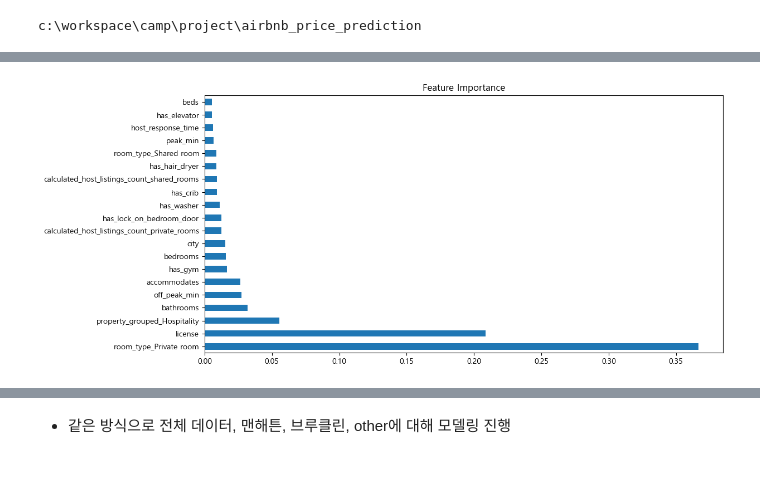
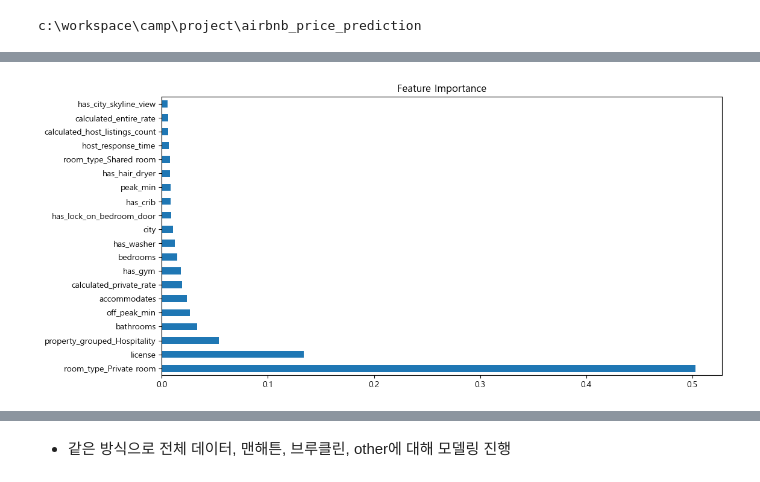
Before and after one commit to sybeom528/airbnb_price_prediction, a Jupyter notebook: notebooks/modeling.ipynb, the cells around one changed output, grey strips where cells are left out. Saved outputs shown, nothing was run; the diff lists cells and outputs as text; code cells hidden in the pictures.

```diff
--- a/notebooks/modeling.ipynb
+++ b/notebooks/modeling.ipynb
@@ -104,12 +104,12 @@ xgb_reg = xgb.XGBRegressor(
 # 다중공선성 체크 안 하고 변수 다 때려넣었으니, L1 규제(유의미하지 않으면 0으로 만드는 규제) 사용해보기
 # 과적합 우려가 높기 때문에, min_child_weight 사용해보기
 param_grid = {
-    'n_estimators' : [900,1000,1100],
+    'n_estimators' : [1000],
     'max_depth' : [7],
     'learning_rate' : [0.03],
     'subsample' : [0.9],
     'colsample_bytree' : [0.8],
-    'min_child_weight' : [5,6],
+    'min_child_weight' : [5],
     'alpha' : [0.1],
 }
 
@@ -126,7 +126,7 @@ param_grid = {
 model_cv = RandomizedSearchCV(
     estimator=xgb_reg,
     param_distributions=param_grid,
-    n_iter=100,
+    n_iter=1,
     scoring='neg_mean_squared_error',
     cv=3,
     n_jobs=-1,
@@ -195,0 +277,33 @@ Log Root Mean Squared Error: 0.309
+# %%
+xgb_reg = xgb.XGBRegressor(
+    random_state = random_seed,
+    n_jobs = -1,
+    verbosity = 1,
+    tree_method = 'hist'
+)
+
+param_grid = {
+    'n_estimators' : [1000],
+    'max_depth' : [7],
+    'learning_rate' : [0.03],
+    'subsample' : [0.9],
+    'colsample_bytree' : [0.8],
+    'min_child_weight' : [5],
+    'alpha' : [0.1],
+}
+
+model_cv_final = RandomizedSearchCV(
+    estimator=xgb_reg,
+    param_distributions=param_grid,
+    n_iter=1,
+    scoring='neg_mean_squared_error',
+    cv=3,
+    n_jobs=-1,
+    verbose=3,
+    return_train_score = True,
+    random_state=random_seed,
+)
+
+model_cv_final.fit(X_train, y_train)
+print(f'최적 파라미터 : {model_cv_final.best_params_}')
+print(f'최적 RMSE : {model_cv_final.best_score_}')
@@ -196,14 +341,14 @@ Log Root Mean Squared Error: 0.309
 # %%
 # 최적의 모델에서 피처 중요도 뽑기
 import matplotlib.pyplot as plt
 
-best_model = model_cv.best_estimator_
+best_model = model_cv_final.best_estimator_
 importances = pd.Series(best_model.feature_importances_, index=X_train.columns)
 importances.sort_values(ascending=False).head(20).plot(kind='barh')
 plt.title("Feature Importance")
 plt.show()
 # %% [output]
-[figure, old version]
+[figure, new version]
 # %%
 import matplotlib.pyplot as plt
 import seaborn as sns
```
Also changed, not shown: parts of 16 cells of this notebook, 21 other files.
